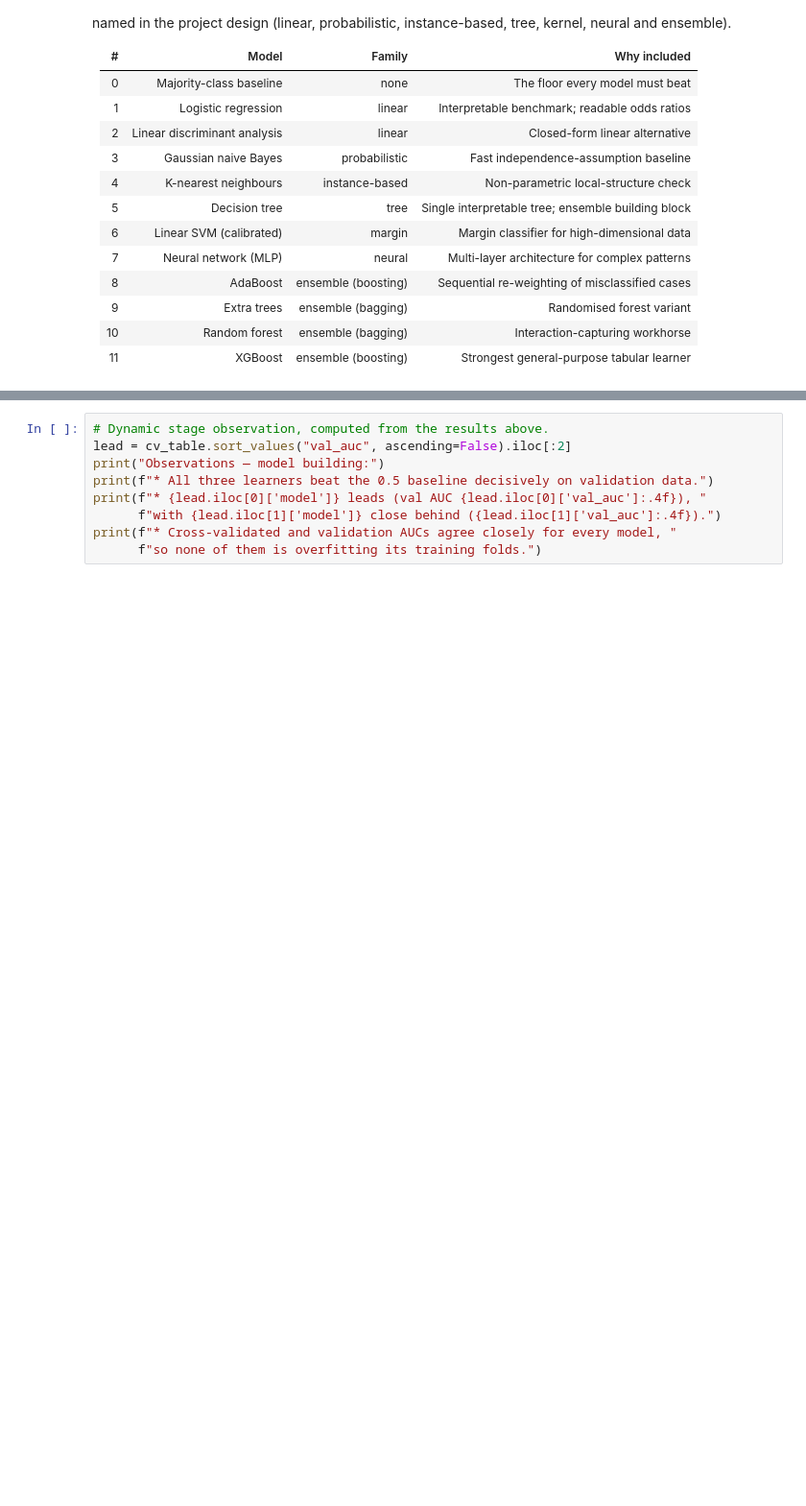
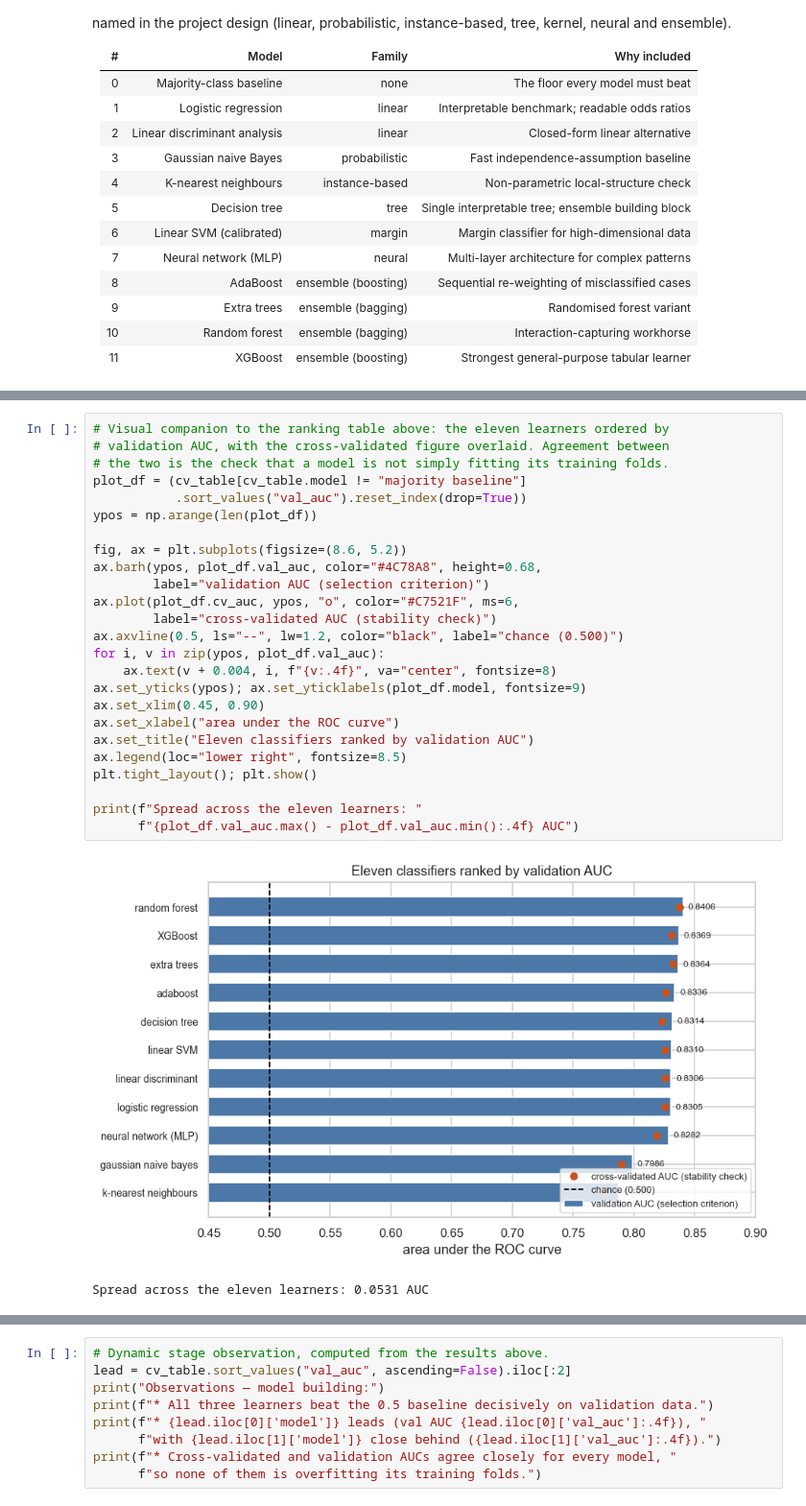
Before and after one commit to ekowhinson/oulad-completion-capstone, a Jupyter notebook: notebooks/oulad_completion_analysis.ipynb, the cells around one changed output, grey strips where cells are left out. Shown at 96% size. Drawn from its saved outputs; the diff is of its cells as text; blank space fills up the shorter version.

```diff
--- a/notebooks/oulad_completion_analysis.ipynb
+++ b/notebooks/oulad_completion_analysis.ipynb
@@ -828,3 +828,31 @@ All 11 classifiers ranked by validation AUC
    12    majority baseline     NaN   0.5000        0.5280         0.0000      0.0000  0.0000
 
 Champion by validation AUC: random forest
+# %%
+# Visual companion to the ranking table above: the eleven learners ordered by
+# validation AUC, with the cross-validated figure overlaid. Agreement between
+# the two is the check that a model is not simply fitting its training folds.
+plot_df = (cv_table[cv_table.model != "majority baseline"]
+           .sort_values("val_auc").reset_index(drop=True))
+ypos = np.arange(len(plot_df))
+
+fig, ax = plt.subplots(figsize=(8.6, 5.2))
+ax.barh(ypos, plot_df.val_auc, color="#4C78A8", height=0.68,
+        label="validation AUC (selection criterion)")
+ax.plot(plot_df.cv_auc, ypos, "o", color="#C7521F", ms=6,
+        label="cross-validated AUC (stability check)")
+ax.axvline(0.5, ls="--", lw=1.2, color="black", label="chance (0.500)")
+for i, v in zip(ypos, plot_df.val_auc):
+    ax.text(v + 0.004, i, f"{v:.4f}", va="center", fontsize=8)
+ax.set_yticks(ypos); ax.set_yticklabels(plot_df.model, fontsize=9)
+ax.set_xlim(0.45, 0.90)
+ax.set_xlabel("area under the ROC curve")
+ax.set_title("Eleven classifiers ranked by validation AUC")
+ax.legend(loc="lower right", fontsize=8.5)
+plt.tight_layout(); plt.show()
+
+print(f"Spread across the eleven learners: "
+      f"{plot_df.val_auc.max() - plot_df.val_auc.min():.4f} AUC")
+# %% [output]
+[figure, added]
+Spread across the eleven learners: 0.0531 AUC
```
Also changed, not shown: parts of 8 cells of this notebook.
